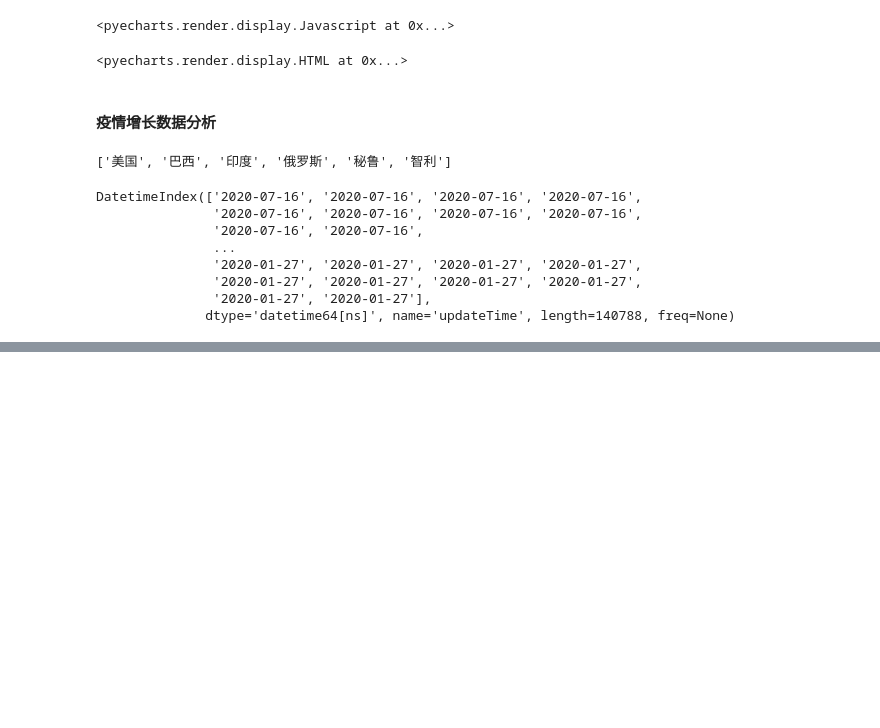
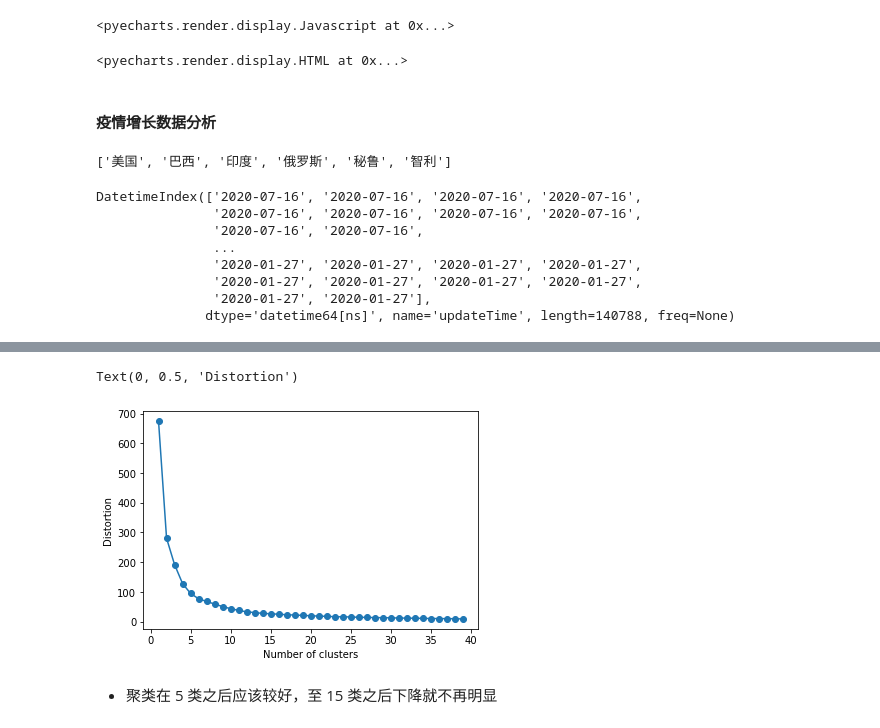
Before and after one commit to OcaenEyes/pandasLearn, a Jupyter notebook: 新冠疫情社会影响数据分析.ipynb, the cells around one changed output, grey strips where cells are left out. Drawn from its saved outputs; the diff is of its cells as text; code cells hidden in the pictures; blank space fills up the shorter version.

```diff
--- a/新冠疫情社会影响数据分析.ipynb
+++ b/新冠疫情社会影响数据分析.ipynb
@@ -708,0 +777,34 @@ plt.legend(country,prop=myfont)
+# %%
+from gensim.models import Word2Vec
+from sklearn.cluster import KMeans
+import warnings
+warnings.filterwarnings('ignore')
+
+words = []
+for i in news:
+    words.append(word_cnt(i))
+
+# 词向量进行训练
+model = Word2Vec(words,sg=0,size=300,window=5,min_count=5)
+keys = model.wv.vocab.keys()   # 获取词汇列表
+wordvector = []
+
+for key in keys:
+    wordvector.append(model[key])
+
+distortions = []
+for i in range(1,40):
+    # 分别聚为1-40类
+    word_kmeans = KMeans(n_clusters=i,init='k-means++',n_init=10,max_iter=300,random_state=0)
+
+    word_kmeans.fit(wordvector)
+    distortions.append(word_kmeans.inertia_)  # 算出样本距离最近的聚类中心的距离
+
+plt.plot(range(1,40),distortions,marker='o')
+plt.xlabel('Number of clusters')
+plt.ylabel('Distortion')
+# %% [output]
+Text(0, 0.5, 'Distortion')
+[figure, added]
+# %% [markdown]
+- 聚类在 5 类之后应该较好，至 15 类之后下降就不再明显
```
Also changed, not shown: parts of 44 cells of this notebook, 2 other files.
